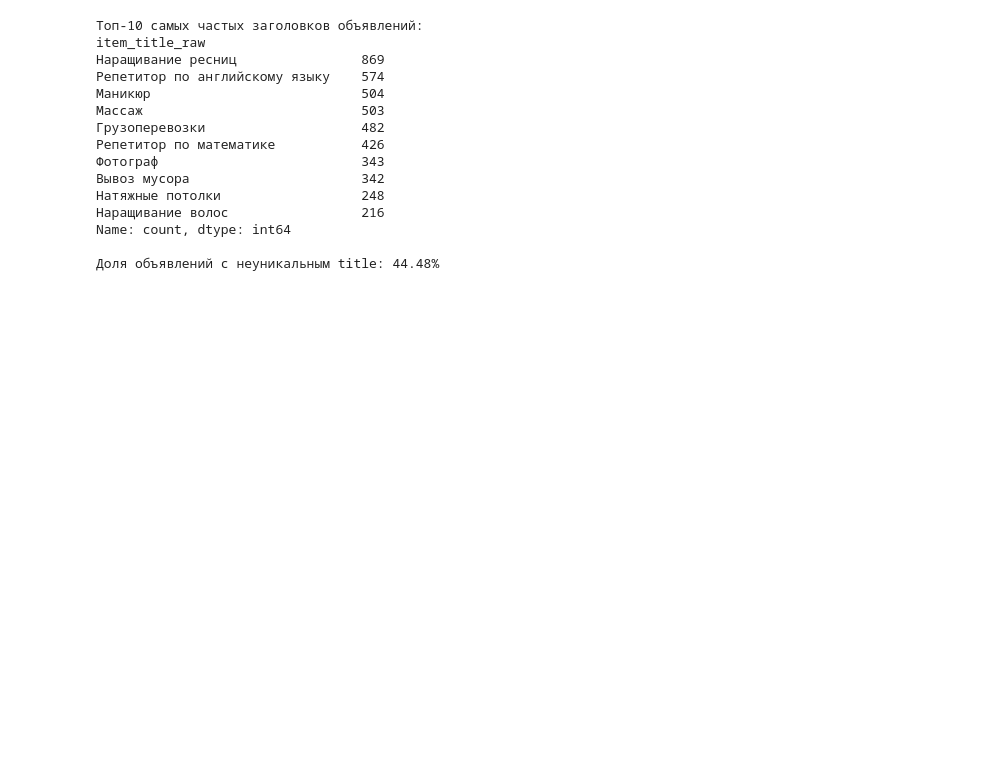
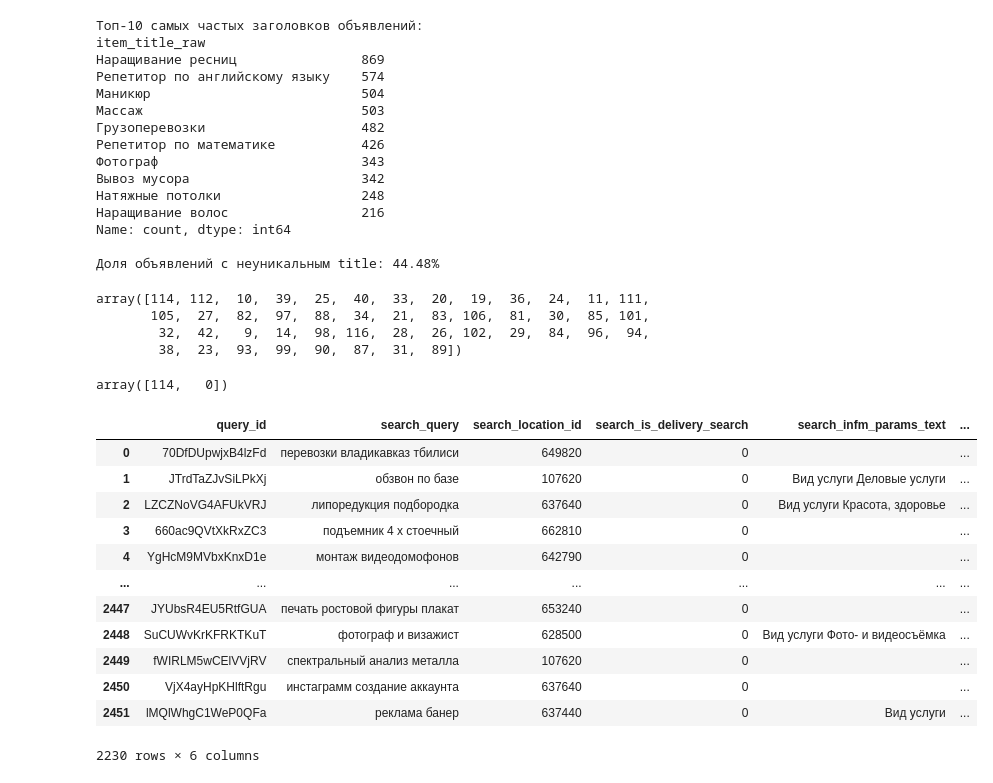
Before and after one commit to sdwqwt2/Basic-Search-Engine, a Jupyter notebook: notebooks/EDA.ipynb, the cells around one changed output. Cells and saved outputs as stored; diff of their text form; code cells hidden in the pictures; blank space fills up the shorter version.

```diff
--- a/notebooks/EDA.ipynb
+++ b/notebooks/EDA.ipynb
@@ -155,3 +155,30 @@ item_title_raw
 Name: count, dtype: int64
 
 Доля объявлений с неуникальным title: 44.48%
+# %%
+bench_items["item_category_id"].unique()
+# %% [output]
+array([114, 112,  10,  39,  25,  40,  33,  20,  19,  36,  24,  11, 111,
+       105,  27,  82,  97,  88,  34,  21,  83, 106,  81,  30,  85, 101,
+        32,  42,   9,  14,  98, 116,  28,  26, 102,  29,  84,  96,  94,
+        38,  23,  93,  99,  90,  87,  31,  89])
+# %%
+bench_queries["search_category"].unique()
+# %% [output]
+array([114,   0])
+# %%
+bench_queries[bench_queries["search_category"] == 114]
+# %% [output]
+|  | query_id | search_query | search_location_id | search_is_delivery_search | search_infm_params_text | ... |
+| 0 | 70DfDUpwjxB4lzFd | перевозки владикавказ тбилиси | 649820 | 0 |  | ... |
+| 1 | JTrdTaZJvSiLPkXj | обзвон по базе | 107620 | 0 | Вид услуги Деловые услуги | ... |
+| 2 | LZCZNoVG4AFUkVRJ | липоредукция подбородка | 637640 | 0 | Вид услуги Красота, здоровье | ... |
+| 3 | 660ac9QVtXkRxZC3 | подъемник 4 х стоечный | 662810 | 0 |  | ... |
+| 4 | YgHcM9MVbxKnxD1e | монтаж видеодомофонов | 642790 | 0 |  | ... |
+| ... | ... | ... | ... | ... | ... | ... |
+| 2447 | JYUbsR4EU5RtfGUA | печать ростовой фигуры плакат | 653240 | 0 |  | ... |
+| 2448 | SuCUWvKrKFRKTKuT | фотограф и визажист | 628500 | 0 | Вид услуги Фото- и видеосъёмка | ... |
+| 2449 | fWIRLM5wCElVVjRV | спектральный анализ металла | 107620 | 0 |  | ... |
+| 2450 | VjX4ayHpKHlftRgu | инстаграмм создание аккаунта | 637640 | 0 |  | ... |
+| 2451 | lMQlWhgC1WeP0QFa | реклама банер | 637440 | 0 | Вид услуги | ... |
+2230 rows × 6 columns
```
Also changed, not shown: 11 other files.
